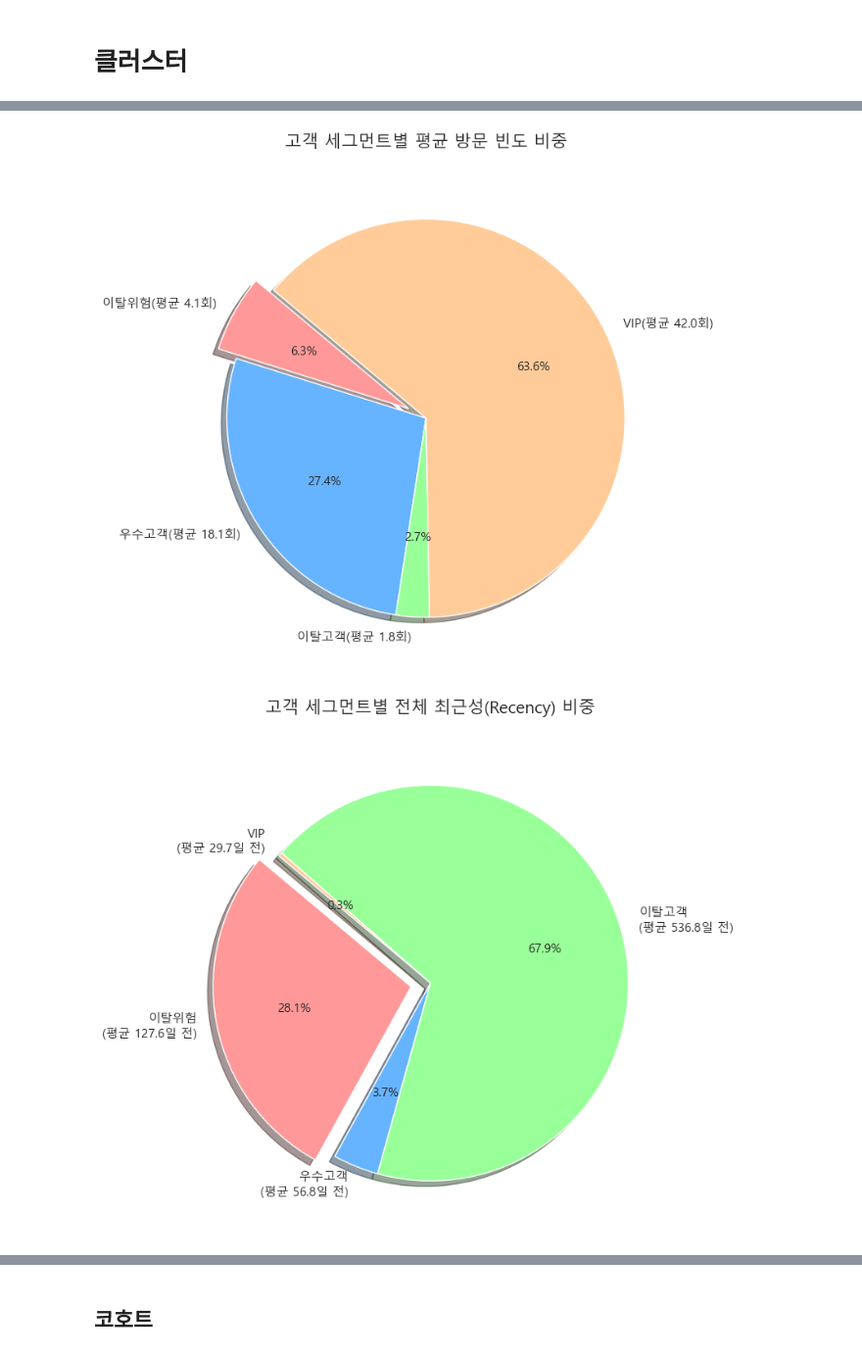
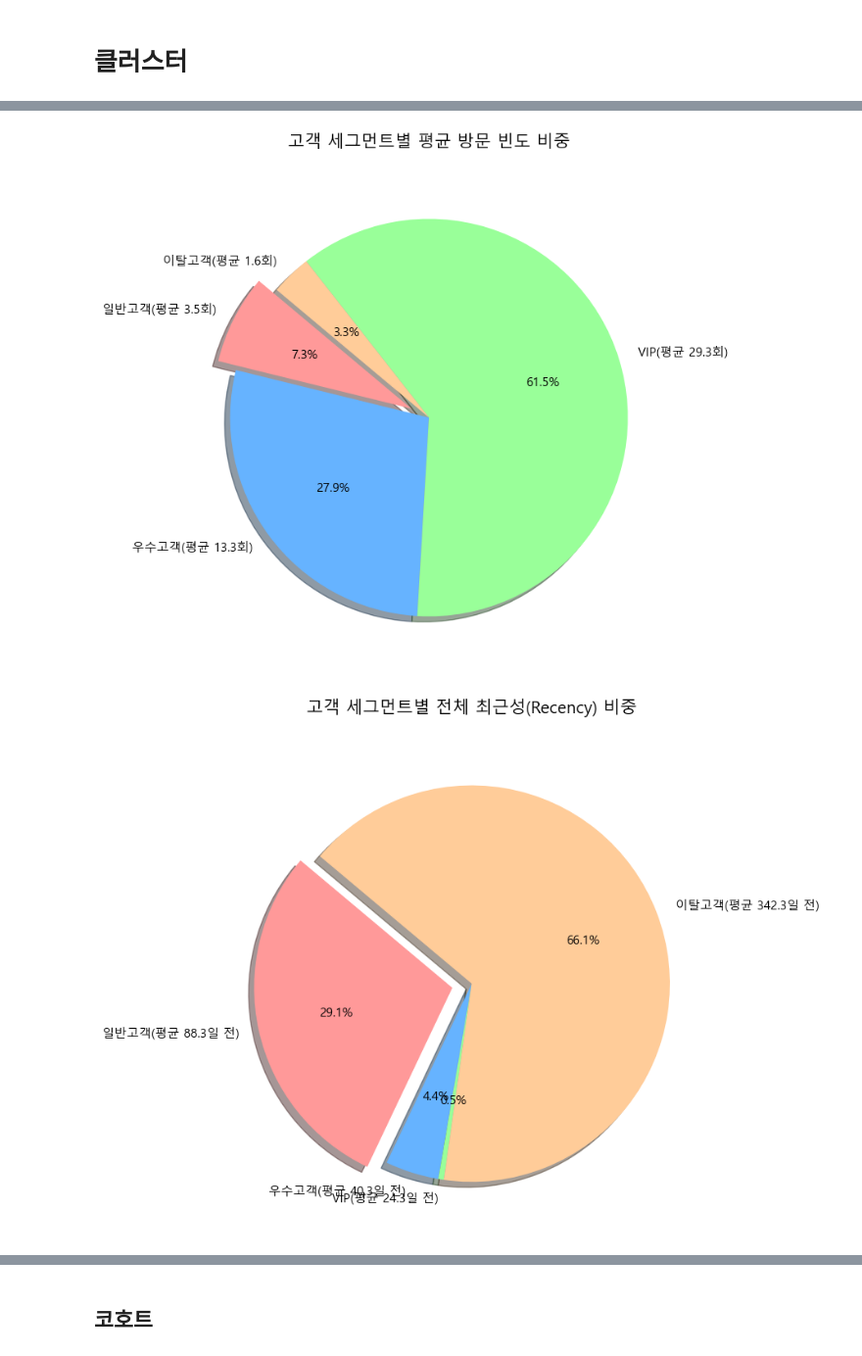
Before and after one commit to urinamu10/final_project_E-Cummers, a Jupyter notebook: 이찬혁)/통합.ipynb, the cells around one changed output, grey strips where cells are left out. Shown at 98% size. Drawn from its saved outputs; the diff is of its cells as text; code cells hidden in the pictures.

```diff
--- a/이찬혁)/통합.ipynb
+++ b/이찬혁)/통합.ipynb
@@ -6,12 +13,29 @@ df = pd.read_parquet('V2_merge.parquet', engine='fastparquet')
+# %%
+# 590을 곱해 H&M 실제 유로/달러(EUR/USD) 가격으로 복원
+# 2018~2020년 실제 평균 환율 1,314원 적용 (10원 단위 절사)
+historical_exchange_rate = 1314
+df['price_krw'] = (df['price'] * historical_exchange_rate).astype(int)
+df['price_krw'] = (df['price_krw'] // 10) * 10
 # %% [markdown]
 - rfm정의
 # %%
-# 1. RFM 지표 계산
+import pandas as pd
+
+# 1. t_dat를 datetime 형식으로 변환 (이미 되어 있다면 생략 가능)
 df['t_dat'] = pd.to_datetime(df['t_dat'])
-snapshot_date = df['t_dat'].max() + pd.Timedelta(days=1)
 
-rfm = df.groupby('customer_id').agg(
+# 2. 2018년 1월 1일부터 2019년 12월 31일까지 데이터만 필터링
+df_filtered = df[(df['t_dat'] >= '2018-01-01') & (df['t_dat'] <= '2019-12-31')].copy()
+
+# 3. 기준일(Snapshot Date) 설정
+# 필터링된 데이터 중 가장 최근 날짜의 다음 날로 설정합니다.
+snapshot_date = df_filtered['t_dat'].max() + pd.Timedelta(days=1)
+
+# 4. RFM 지표 계산
+rfm = df_filtered.groupby('customer_id').agg(
     Recency=('t_dat', lambda x: (snapshot_date - x.max()).days),
     Frequency=('t_dat', 'nunique'),
-    Monetary=('price', 'sum')
+    Monetary=('price_krw', 'sum')
 ).reset_index()
+
+print(rfm.head())
@@ -483,10 +474,10 @@ plt.rcParams['font.family'] = 'Malgun Gothic'
 
 # 1. 클러스터별 이름 매핑 딕셔너리
 cluster_names = {
-    3: 'VIP',
+    3: '이탈고객',
     1: '우수고객',
-    0: '이탈위험',
-    2: '이탈고객'
+    0: '일반고객',
+    2: 'VIP'
 }
 
 # 2. 데이터 설정 (평균 방문 횟수)
@@ -513,7 +504,7 @@ plt.pie(sizes,
 plt.title('고객 세그먼트별 평균 방문 빈도 비중', fontsize=15, pad=20)
 plt.show()
 # %% [output]
-[figure, old version]
+[figure, new version]
 # %%
 import matplotlib.pyplot as plt
 
@@ -522,39 +513,39 @@ plt.rcParams['font.family'] = 'Malgun Gothic'
 
 # 1. 클러스터별 이름 매핑 딕셔너리
 cluster_names = {
-    3: 'VIP',
+    3: '이탈고객',
     1: '우수고객',
-    0: '이탈위험',
-    2: '이탈고객'
+    0: '일반고객',
+    2: 'VIP'
 }
 
 # 2. 클러스터별 평균 최근성 계산
 # (마지막 구매일로부터 평균 며칠이 지났는가?)
 recency_mean = rfm.groupby('Cluster')['Recency'].mean()
 
 # 3. 데이터 설정 및 라벨 생성 (이름 + 평균 경과일)
-labels = [f"{cluster_names[i]}\n(평균 {recency_mean[i]:.1f}일 전)" for i in recency_mean.index]
+labels = [f"{cluster_names[i]}(평균 {recency_mean[i]:.1f}일 전)" for i in recency_mean.index]
 sizes = rfm.groupby('Cluster')['Recency'].sum() # 파이 조각 크기는 전체 합계 비중 유지
 
 # 4. Cluster 0(이탈위험) 강조 설정
 explode = [0.1 if i == 0 else 0 for i in recency_mean.index]
 
 plt.figure(figsize=(8, 8))
 plt.pie(sizes,
         explode=explode,
         labels=labels,
         autopct='%1.1f%%',
         shadow=True,
         startangle=140,
         colors=['#ff9999','#66b3ff','#99ff99','#ffcc99'],
         textprops={'fontsize': 11})
 
 plt.title('고객 세그먼트별 전체 최근성(Recency) 비중', fontsize=15, pad=20)
 plt.show()
 # 비중이 작게나오면 마지막으로 방문한지 얼마안지남
 # 비중이 크게나오면 마지막으로 방문한지 오래지남
 # %% [output]
-[figure, old version]
+[figure, new version]
 # %%
 import matplotlib.pyplot as plt
 import seaborn as sns
```
Also changed, not shown: parts of 51 cells of this notebook.
